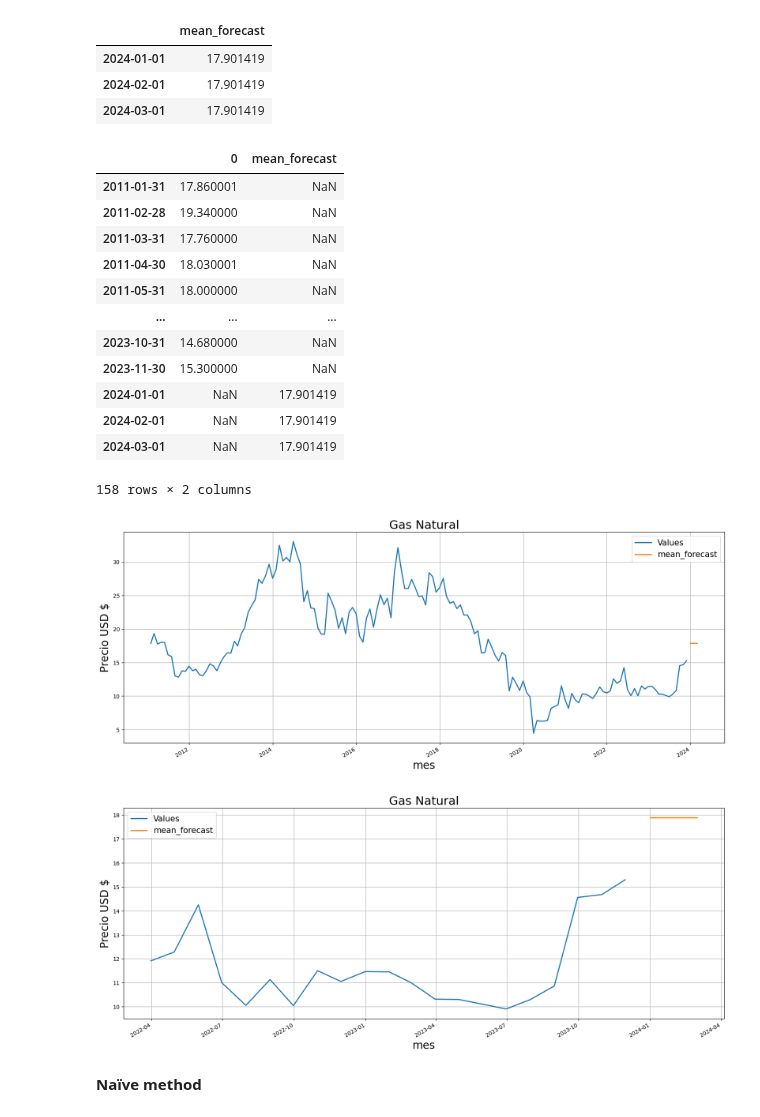
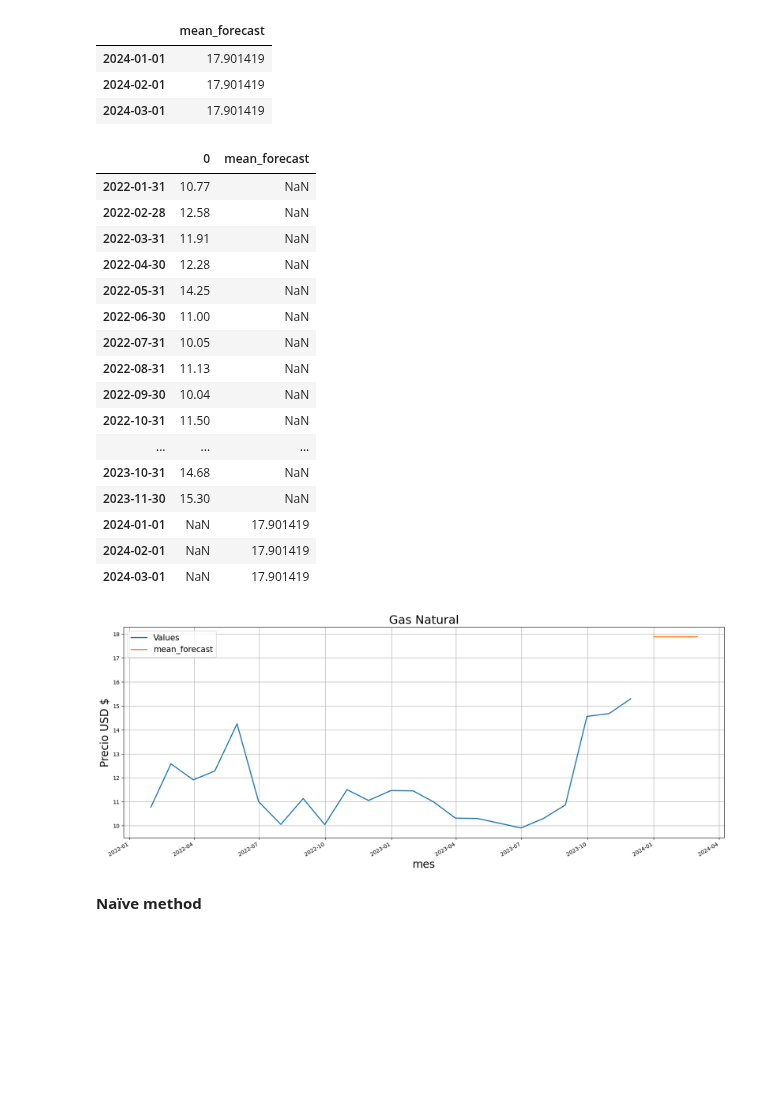
Before and after one commit to Michelleagl/Series_de_Tiempo, a Jupyter notebook: Proyecto_Series_.ipynb, the cells around one changed output. Drawn from its saved outputs; the diff is of its cells as text; code cells hidden in the pictures; blank space fills up the shorter version.

```diff
--- a/Proyecto_Series_.ipynb
+++ b/Proyecto_Series_.ipynb
@@ -439 +446,5 @@ horizonte = ?
+# %%
+# prompt: create an horizaon
+
+horizonte = 3
 # %%
@@ -477,19 +489,23 @@ _pred_df
 | 2024-02-01 | 17.901419 |
 | 2024-03-01 | 17.901419 |
 # %%
-pd.concat([hist, _pred_df])
+pd.concat([test, _pred_df])
 # %% [output]
 |  | 0 | mean_forecast |
-| 2011-01-31 | 17.860001 | NaN |
-| 2011-02-28 | 19.340000 | NaN |
-| 2011-03-31 | 17.760000 | NaN |
-| 2011-04-30 | 18.030001 | NaN |
-| 2011-05-31 | 18.000000 | NaN |
+| 2022-01-31 | 10.77 | NaN |
+| 2022-02-28 | 12.58 | NaN |
+| 2022-03-31 | 11.91 | NaN |
+| 2022-04-30 | 12.28 | NaN |
+| 2022-05-31 | 14.25 | NaN |
+| 2022-06-30 | 11.00 | NaN |
+| 2022-07-31 | 10.05 | NaN |
+| 2022-08-31 | 11.13 | NaN |
+| 2022-09-30 | 10.04 | NaN |
+| 2022-10-31 | 11.50 | NaN |
 | ... | ... | ... |
-| 2023-10-31 | 14.680000 | NaN |
-| 2023-11-30 | 15.300000 | NaN |
+| 2023-10-31 | 14.68 | NaN |
+| 2023-11-30 | 15.30 | NaN |
 | 2024-01-01 | NaN | 17.901419 |
 | 2024-02-01 | NaN | 17.901419 |
 | 2024-03-01 | NaN | 17.901419 |
-158 rows × 2 columns
 # %%
@@ -498,35 +514,19 @@ frame.columns = ['Values', 'mean_forecast']
 # %%
 fig, ax = plt.subplots(1, 1, figsize = (20, 8))
 
 # Concatenate the dataframe of predicted values with the dataframe of observed values:
-plot_df = pd.concat([hist, _pred_df])
+plot_df = pd.concat([test, _pred_df])
 plot_df.columns = ['Values', 'mean_forecast']
 plot_df[['Values', 'mean_forecast']].plot(ax=ax, linewidth=2)
 
 # Specify graph features:
 ax.set_title('Gas Natural', fontsize=22)
 ax.set_ylabel('Precio USD $', fontsize=20)
 ax.set_xlabel('mes', fontsize=20)
 ax.legend(prop={'size': 15})
 ax.grid()
 # %% [output]
-[figure, old version]
+[figure, new version]
-# %%
-fig, ax = plt.subplots(1, 1, figsize = (20, 8))
-
-# Concatenate the dataframe of predicted values with the dataframe of observed values:
-plot_df = pd.concat([hist, _pred_df])
-plot_df.columns = ['Values', 'mean_forecast']
-plot_df[-24:].plot(ax=ax, linewidth=2)
-
-# Specify graph features:
-ax.set_title('Gas Natural', fontsize=22)
-ax.set_ylabel('Precio USD $', fontsize=20)
-ax.set_xlabel('mes', fontsize=20)
-ax.legend(prop={'size': 15})
-ax.grid()
-# %% [output]
-[figure, removed]
 # %% [markdown]
 
 **Naïve method**
```
Also changed, not shown: parts of 96 cells of this notebook.
